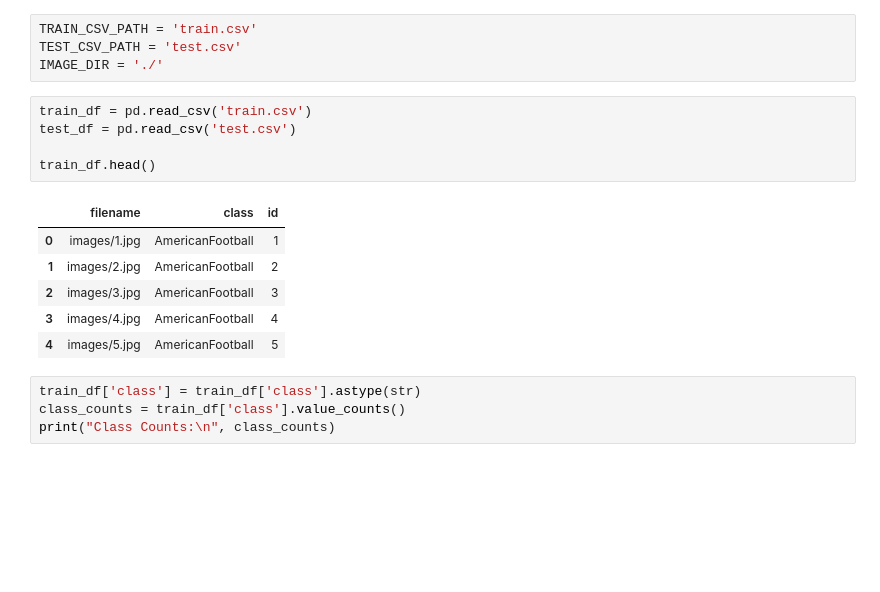
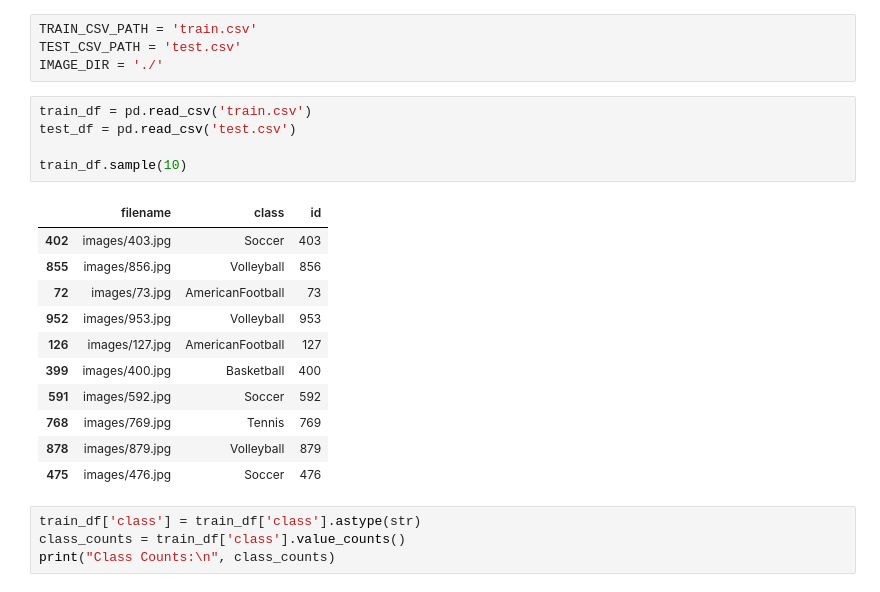
Before and after one commit to Classy-Brian/GameVision-Sports-AI-Classifier-Datathon, a Jupyter notebook: main.ipynb, the cells around one changed output. Saved outputs shown, nothing was run; the diff lists cells and outputs as text; blank space fills up the shorter version.

```diff
--- a/main.ipynb
+++ b/main.ipynb
@@ -26,15 +28,20 @@ IMAGE_DIR = './'
 # %%
 train_df = pd.read_csv('train.csv')
 test_df = pd.read_csv('test.csv')
 
-train_df.head()
+train_df.sample(10)
 # %% [output]
 |  | filename | class | id |
-| 0 | images/1.jpg | AmericanFootball | 1 |
-| 1 | images/2.jpg | AmericanFootball | 2 |
-| 2 | images/3.jpg | AmericanFootball | 3 |
-| 3 | images/4.jpg | AmericanFootball | 4 |
-| 4 | images/5.jpg | AmericanFootball | 5 |
+| 402 | images/403.jpg | Soccer | 403 |
+| 855 | images/856.jpg | Volleyball | 856 |
+| 72 | images/73.jpg | AmericanFootball | 73 |
+| 952 | images/953.jpg | Volleyball | 953 |
+| 126 | images/127.jpg | AmericanFootball | 127 |
+| 399 | images/400.jpg | Basketball | 400 |
+| 591 | images/592.jpg | Soccer | 592 |
+| 768 | images/769.jpg | Tennis | 769 |
+| 878 | images/879.jpg | Volleyball | 879 |
+| 475 | images/476.jpg | Soccer | 476 |
 # %%
 train_df['class'] = train_df['class'].astype(str)
 class_counts = train_df['class'].value_counts()
```
Also changed, not shown: parts of 3 cells of this notebook.
